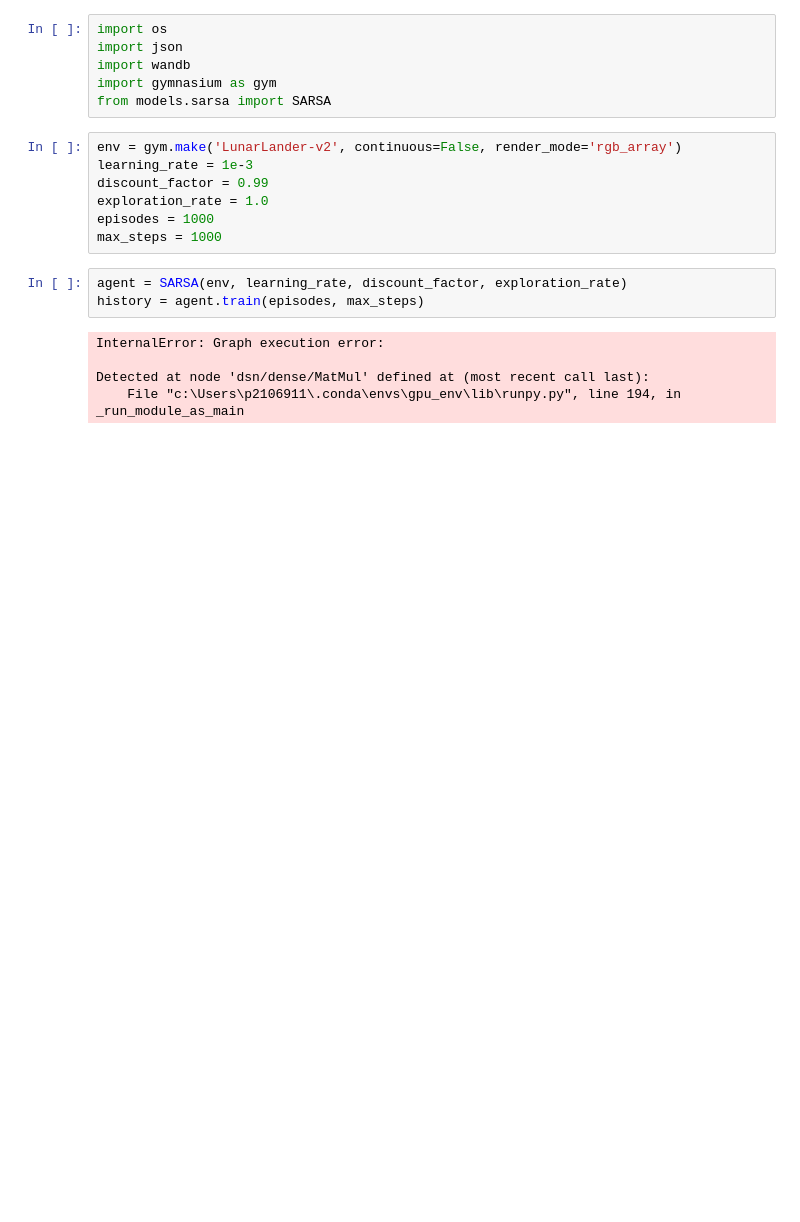
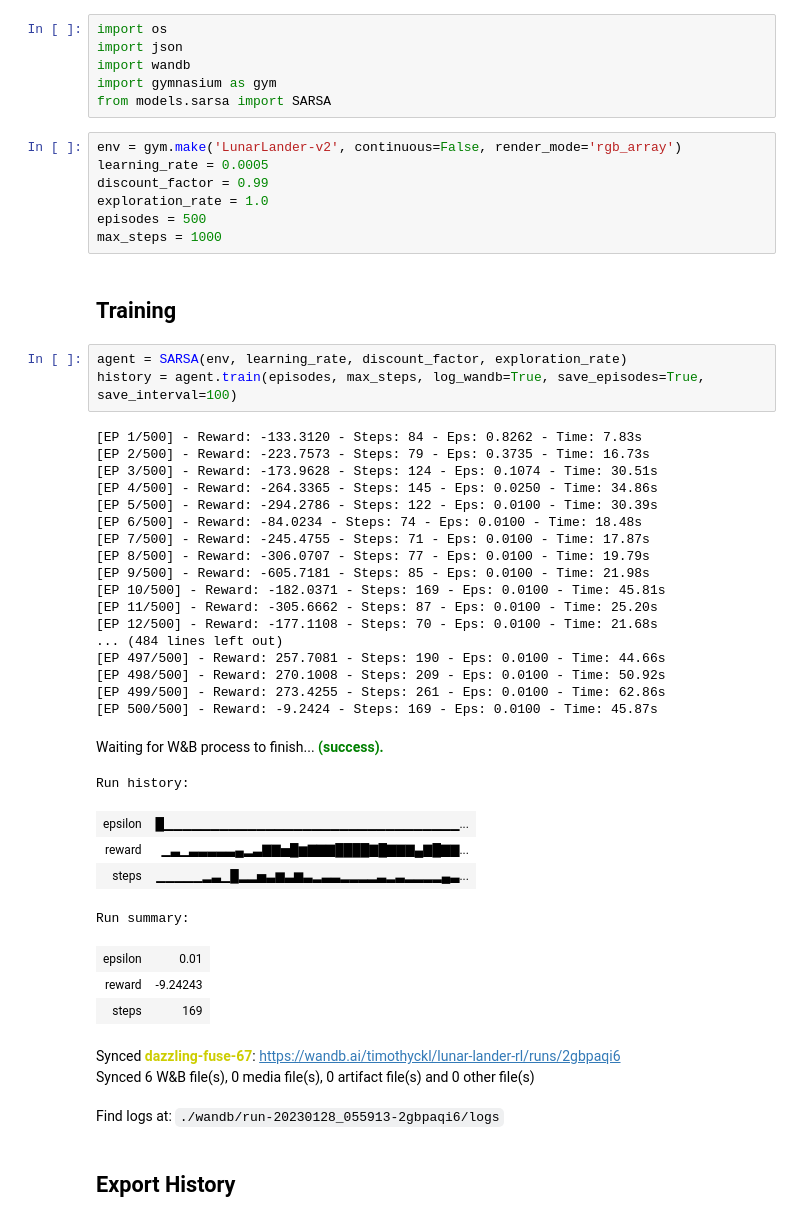
Before and after one commit to timothyckl/Lunar-Lander-RL, a Jupyter notebook: 1_DeepSARSA.ipynb, the cells around one changed output. Saved outputs shown, nothing was run; the diff lists cells and outputs as text; blank space fills up the shorter version.

```diff
--- a/1_DeepSARSA.ipynb
+++ b/1_DeepSARSA.ipynb
@@ -6,16 +6,45 @@ import gymnasium as gym
 from models.sarsa import SARSA
 # %%
 env = gym.make('LunarLander-v2', continuous=False, render_mode='rgb_array')
-learning_rate = 1e-3
+learning_rate = 0.0005
 discount_factor = 0.99
 exploration_rate = 1.0
-episodes = 1000
+episodes = 500
 max_steps = 1000
+# %% [markdown]
+## Training
 # %%
 agent = SARSA(env, learning_rate, discount_factor, exploration_rate)
-history = agent.train(episodes, max_steps)
+history = agent.train(episodes, max_steps, log_wandb=True, save_episodes=True, save_interval=100)
 # %% [output]
-InternalError: Graph execution error:
-
-Detected at node 'dsn/dense/MatMul' defined at (most recent call last):
-    File "c:\Users\p2106911\.conda\envs\gpu_env\lib\runpy.py", line 194, in _run_module_as_main
+[EP 1/500] - Reward: -133.3120 - Steps: 84 - Eps: 0.8262 - Time: 7.83s
+[EP 2/500] - Reward: -223.7573 - Steps: 79 - Eps: 0.3735 - Time: 16.73s
+[EP 3/500] - Reward: -173.9628 - Steps: 124 - Eps: 0.1074 - Time: 30.51s
+[EP 4/500] - Reward: -264.3365 - Steps: 145 - Eps: 0.0250 - Time: 34.86s
+[EP 5/500] - Reward: -294.2786 - Steps: 122 - Eps: 0.0100 - Time: 30.39s
+[EP 6/500] - Reward: -84.0234 - Steps: 74 - Eps: 0.0100 - Time: 18.48s
+[EP 7/500] - Reward: -245.4755 - Steps: 71 - Eps: 0.0100 - Time: 17.87s
+[EP 8/500] - Reward: -306.0707 - Steps: 77 - Eps: 0.0100 - Time: 19.79s
+[EP 9/500] - Reward: -605.7181 - Steps: 85 - Eps: 0.0100 - Time: 21.98s
+[EP 10/500] - Reward: -182.0371 - Steps: 169 - Eps: 0.0100 - Time: 45.81s
+[EP 11/500] - Reward: -305.6662 - Steps: 87 - Eps: 0.0100 - Time: 25.20s
+[EP 12/500] - Reward: -177.1108 - Steps: 70 - Eps: 0.0100 - Time: 21.68s
+... (484 lines left out)
+[EP 497/500] - Reward: 257.7081 - Steps: 190 - Eps: 0.0100 - Time: 44.66s
+[EP 498/500] - Reward: 270.1008 - Steps: 209 - Eps: 0.0100 - Time: 50.92s
+[EP 499/500] - Reward: 273.4255 - Steps: 261 - Eps: 0.0100 - Time: 62.86s
+[EP 500/500] - Reward: -9.2424 - Steps: 169 - Eps: 0.0100 - Time: 45.87s
+Waiting for W&B process to finish... (success).
+Run history:
+| epsilon | █▁▁▁▁▁▁▁▁▁▁▁▁▁▁▁▁▁▁▁▁▁▁▁▁▁▁▁▁▁▁▁▁... |
+| reward | ▁▃▁▃▃▃▃▃▄▂▃▇▇▅█▆▇▇▇████▇█▇▇▇▄▇█▇▇... |
+| steps | ▁▁▁▁▁▂▃▁█▂▂▅▃▆▃▆▃▂▃▃▂▂▂▂▃▂▃▂▂▂▂▄▃... |
+Run summary:
+| epsilon | 0.01 |
+| reward | -9.24243 |
+| steps | 169 |
+Synced dazzling-fuse-67: https://wandb.ai/timothyckl/lunar-lander-rl/runs/2gbpaqi6
+Synced 6 W&B file(s), 0 media file(s), 0 artifact file(s) and 0 other file(s)
+Find logs at: ./wandb/run-20230128_055913-2gbpaqi6/logs
+# %% [markdown]
+## Export History
```
Also changed, not shown: parts of 1 cell of this notebook, 12 other files.
